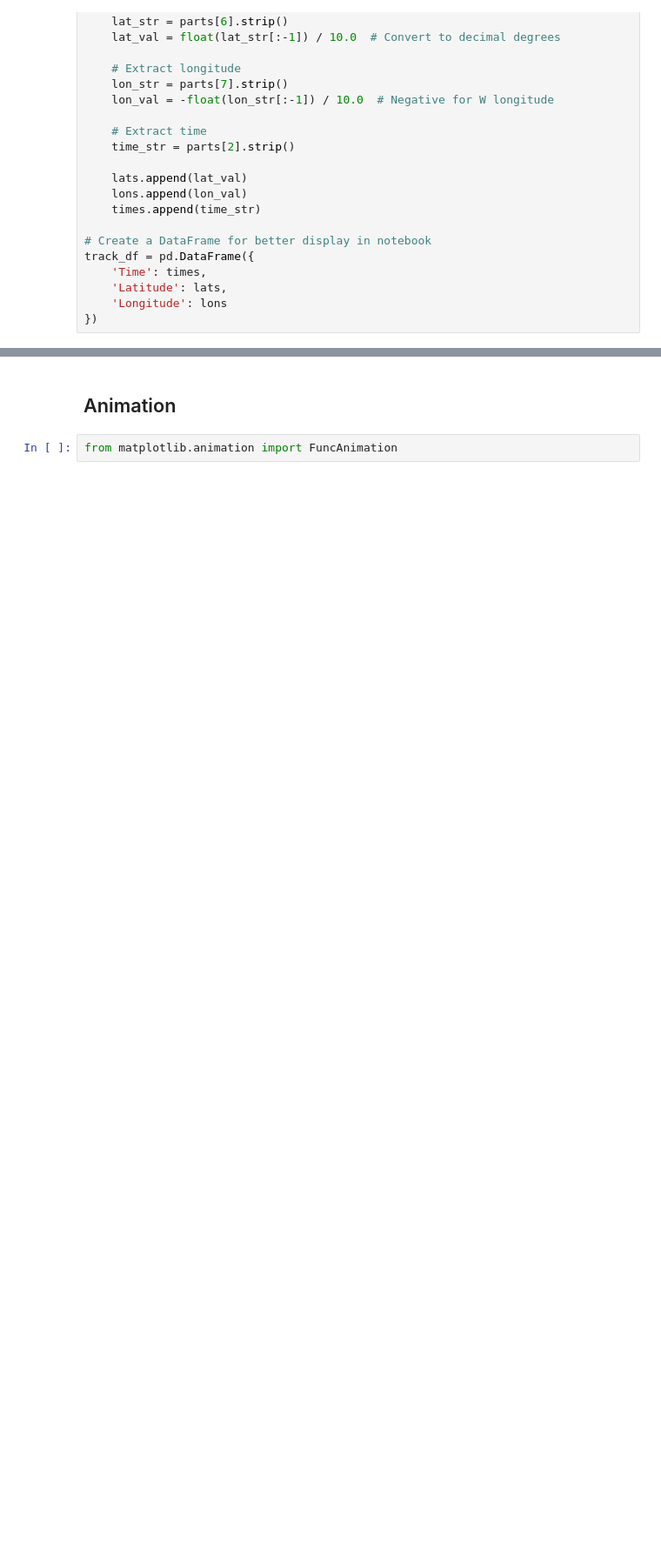
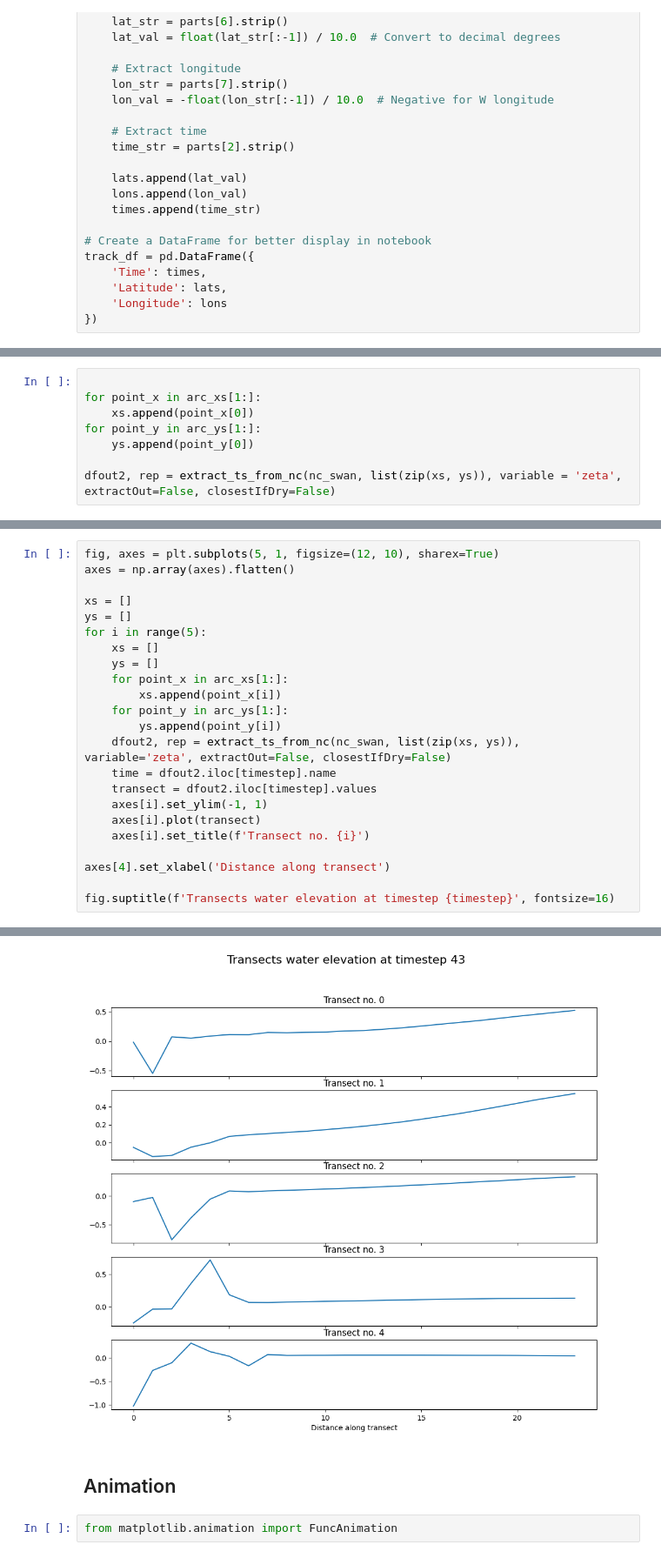
Before and after one commit to aesgeorges/LaGonaveFM, a Jupyter notebook: analysis/plot.ipynb, the cells around one changed output, grey strips where cells are left out. Shown at 87% size. Drawn from its saved outputs; the diff is of its cells as text; blank space fills up the shorter version.

```diff
--- a/analysis/plot.ipynb
+++ b/analysis/plot.ipynb
@@ -215,0 +205,8 @@ Text(0, 0.5, 'Water level [m MSL]')
+# %%
+
+for point_x in arc_xs[1:]:
+    xs.append(point_x[0])
+for point_y in arc_ys[1:]:
+    ys.append(point_y[0])
+
+dfout2, rep = extract_ts_from_nc(nc_swan, list(zip(xs, ys)), variable = 'zeta', extractOut=False, closestIfDry=False)
@@ -215,0 +217,24 @@ Text(0, 0.5, 'Water level [m MSL]')
+# %%
+fig, axes = plt.subplots(5, 1, figsize=(12, 10), sharex=True)
+axes = np.array(axes).flatten()
+
+xs = []
+ys = []
+for i in range(5):
+    xs = []
+    ys = []
+    for point_x in arc_xs[1:]:
+        xs.append(point_x[i])
+    for point_y in arc_ys[1:]:
+        ys.append(point_y[i])
+    dfout2, rep = extract_ts_from_nc(nc_swan, list(zip(xs, ys)), variable='zeta', extractOut=False, closestIfDry=False)
+    time = dfout2.iloc[timestep].name
+    transect = dfout2.iloc[timestep].values
+    axes[i].set_ylim(-1, 1)
+    axes[i].plot(transect)
+    axes[i].set_title(f'Transect no. {i}')
+
+axes[4].set_xlabel('Distance along transect')
+
+fig.suptitle(f'Transects water elevation at timestep {timestep}', fontsize=16)
+# %% [output]
@@ -216,3 +242,4 @@ Text(0, 0.5, 'Water level [m MSL]')
+[figure, added]
 # %% [markdown]
 ## Animation
 # %%
```
Also changed, not shown: parts of 16 cells of this notebook.
